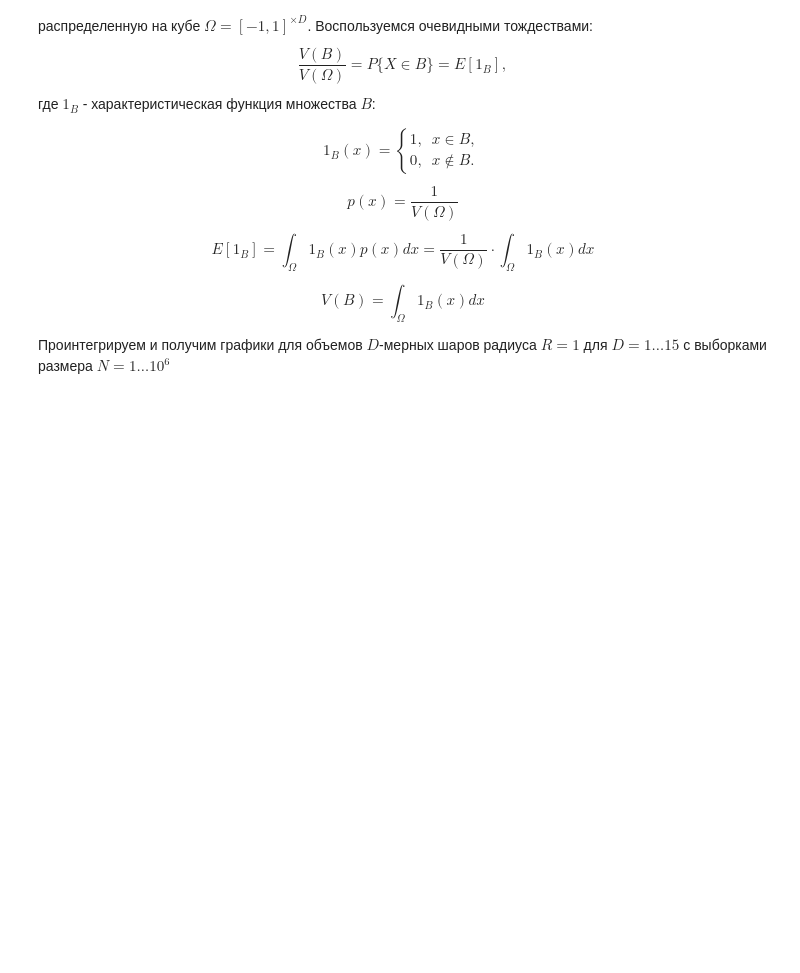
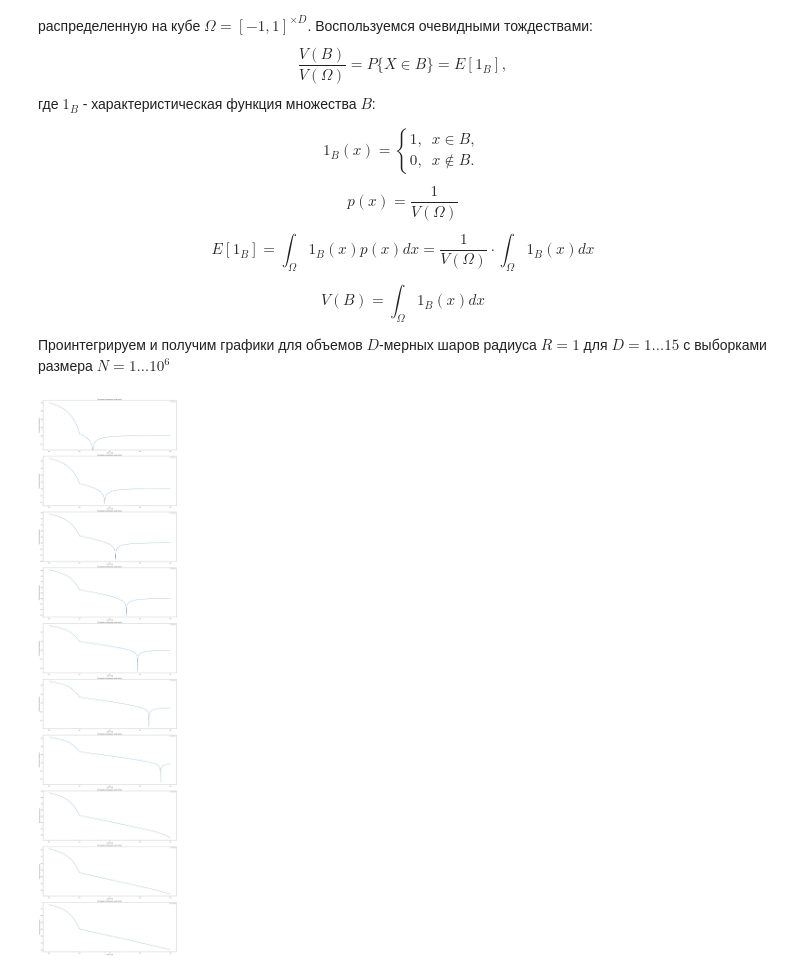
Before and after one commit to Frog6616261/numerecal_methods, a Jupyter notebook: 7.1_Monte-Karlo_methods/complited_task.ipynb, the cells around one changed output. Cells and saved outputs as stored; diff of their text form; code cells hidden in the pictures; blank space fills up the shorter version.

```diff
--- a/7.1_Monte-Karlo_methods/complited_task.ipynb
+++ b/7.1_Monte-Karlo_methods/complited_task.ipynb
@@ -119,54 +119,59 @@ from scipy.special import gamma
 def get_volum_of_N_dim_ball_by_teor(n, R):
     return (np.power(np.pi, (n/2)) / gamma(n/2 + 1)) * np.power(R, n)
 
-def get_volume_of_n_dim_ball_by_Monte_Karlo(n, R, sz_seq):
-    N = sz_seq
-    D = n
-    x = np.random.rand(N, D)*2-1
+def get_volume_of_n_dim_ball_by_Monte_Karlo(n, R, sz_seq, rand_seq):
 
-    is_x_in_B = np.sum(np.power(x, 2), axis=1)<1
+    is_x_in_B = np.sum(np.power(rand_seq, 2), axis=1)<1
 
     x_in_B_count = np.sum(is_x_in_B)
 
-    p_x_in_B = x_in_B_count / N
+    p_x_in_B = x_in_B_count / sz_seq
 
-    V_Omega = np.power((2*R), D)
+    V_Omega = np.power((2*R), n)
 
     V_B_estimated = p_x_in_B * V_Omega
 
     return V_B_estimated
 
 
 # set params
-D = np.arange(15)+1
+D = np.arange(10)+1
 N = np.arange(10**4)+1
 R = 1
 
-#find volumes
+# generate random sequence
+numb_seq = 10
+rand_sequences = np.random.rand(numb_seq, D.size, N.size)*2-1
+
+rand_seq = rand_sequences.mean(axis=0)
+
+
+# find volumes
 volume_teor = get_volum_of_N_dim_ball_by_teor(D, R)
 data = np.empty((D.size, N.size))
 
 for cur_dim in D:
     for cur_sz_seq in N:
-        data[cur_dim-1][cur_sz_seq-1] = get_volume_of_n_dim_ball_by_Monte_Karlo(cur_dim, R, cur_sz_seq)
+        data[cur_dim-1][cur_sz_seq-1] = get_volume_of_n_dim_ball_by_Monte_Karlo(cur_dim, R, cur_sz_seq, rand_sequences[:cur_dim, :cur_sz_seq])
 
 
-#find relative errors
-
+# find relative errors
 data_rel_err = np.empty(data.shape)
 
 for cur_dim in D:
     for cur_sz_seq in N:
         data_rel_err[cur_dim-1][cur_sz_seq-1] = lf.get_relative_err(data[cur_dim-1][cur_sz_seq-1], volume_teor[cur_dim-1])
 
 
 #plot
-fig, ax = plt.subplots(D.size, 1, figsize=(130, 5))
+fig, ax = plt.subplots(D.size, 1, figsize=(20, 80))
 for cur_dim in D:
     ax[cur_dim-1].loglog(N, data_rel_err[cur_dim-1][:], label=("D = " + str(cur_dim)))
     ax[cur_dim-1].set_xlabel('Число узлов')
     ax[cur_dim-1].set_ylabel('Относительная погрешность')
     ax[cur_dim-1].set_title('Погрешность полученных интеграллов')
     ax[cur_dim-1].legend()
 
 fig.tight_layout()
+# %% [output]
+[figure, added]
```
